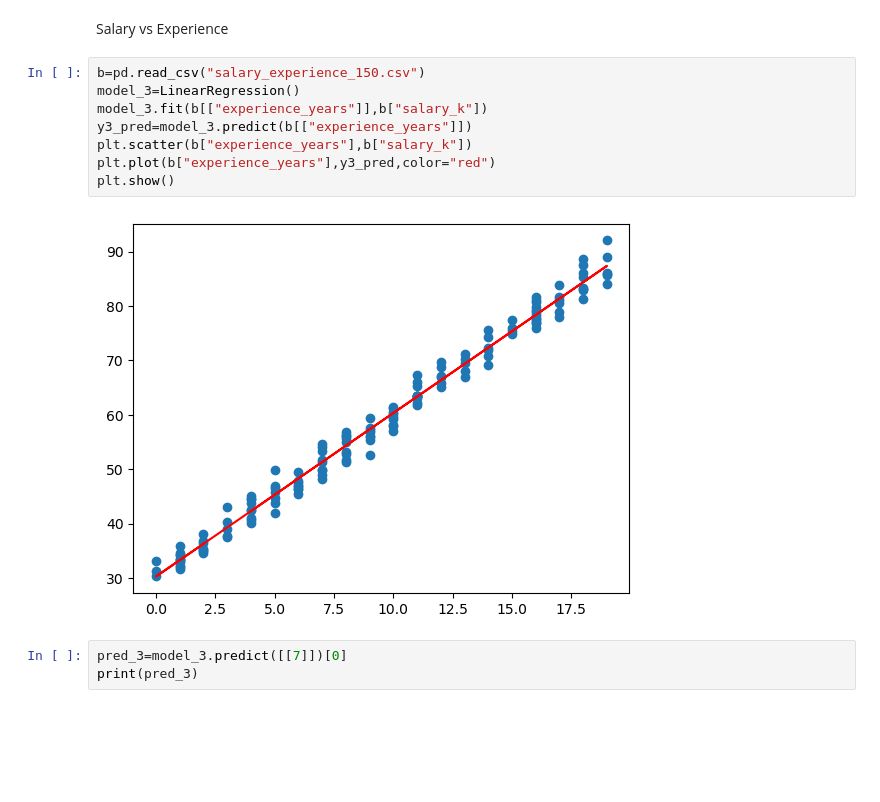
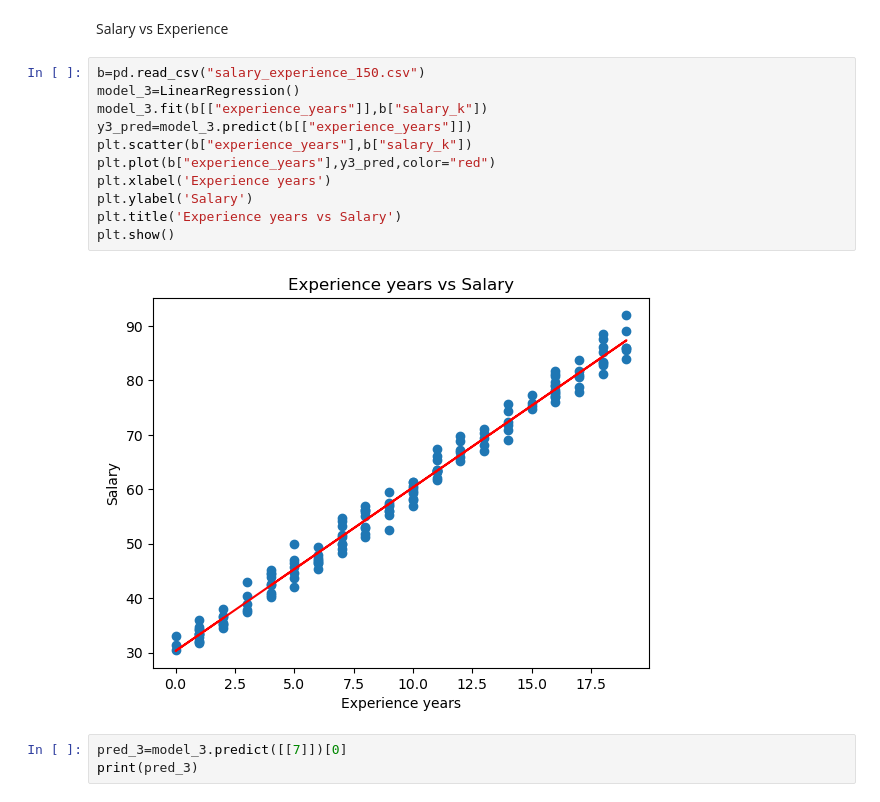
Before and after one commit to boomiikas/Linear-Regression-1.0, a Jupyter notebook: linear reg.ipynb, the cells around one changed output. Cells and saved outputs as stored; diff of their text form; blank space fills up the shorter version.

```diff
--- a/linear reg.ipynb
+++ b/linear reg.ipynb
@@ -51,13 +57,16 @@ Salary vs Experience
 # %%
 b=pd.read_csv("salary_experience_150.csv")
 model_3=LinearRegression()
 model_3.fit(b[["experience_years"]],b["salary_k"])
 y3_pred=model_3.predict(b[["experience_years"]])
 plt.scatter(b["experience_years"],b["salary_k"])
 plt.plot(b["experience_years"],y3_pred,color="red")
+plt.xlabel('Experience years')
+plt.ylabel('Salary')
+plt.title('Experience years vs Salary')
 plt.show()
 # %% [output]
-[figure, old version]
+[figure, new version]
 # %%
 pred_3=model_3.predict([[7]])[0]
 print(pred_3)
```
Also changed, not shown: parts of 2 cells of this notebook.
